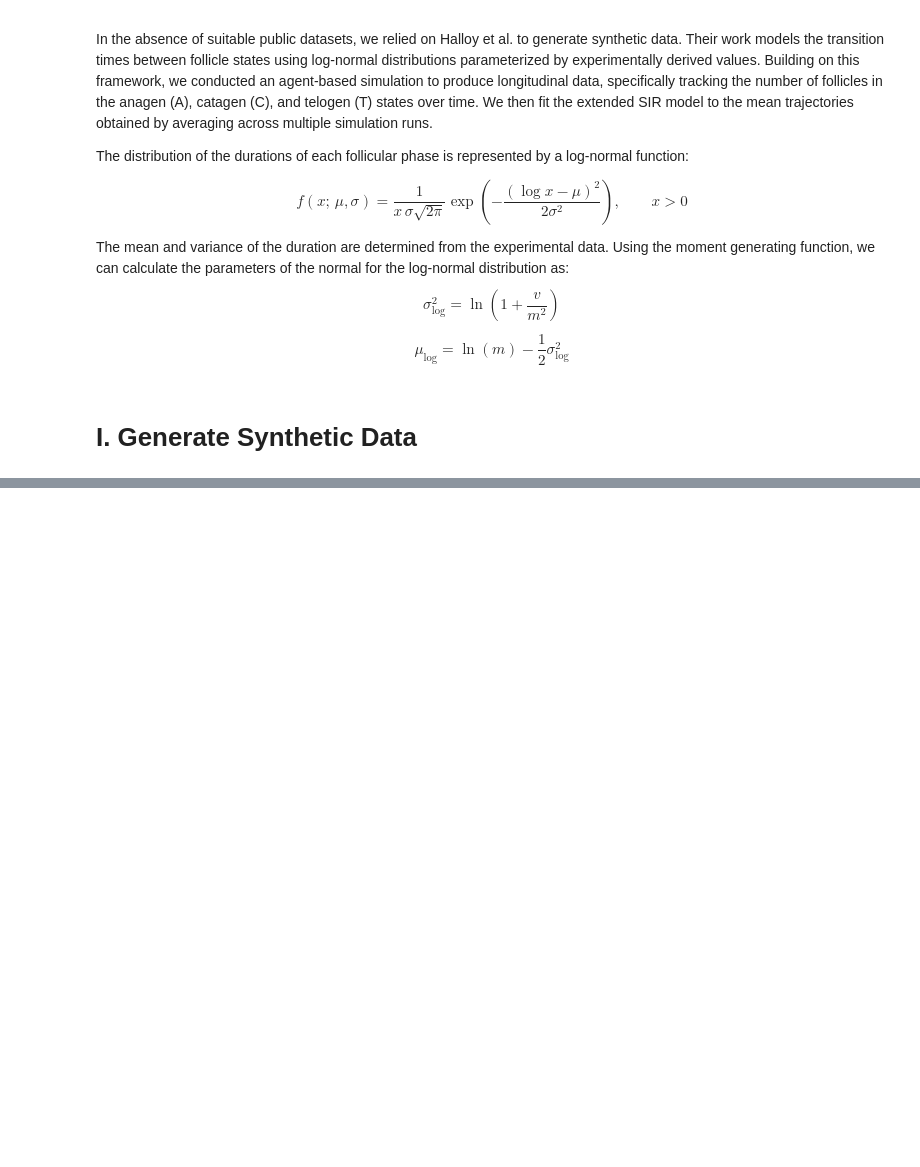
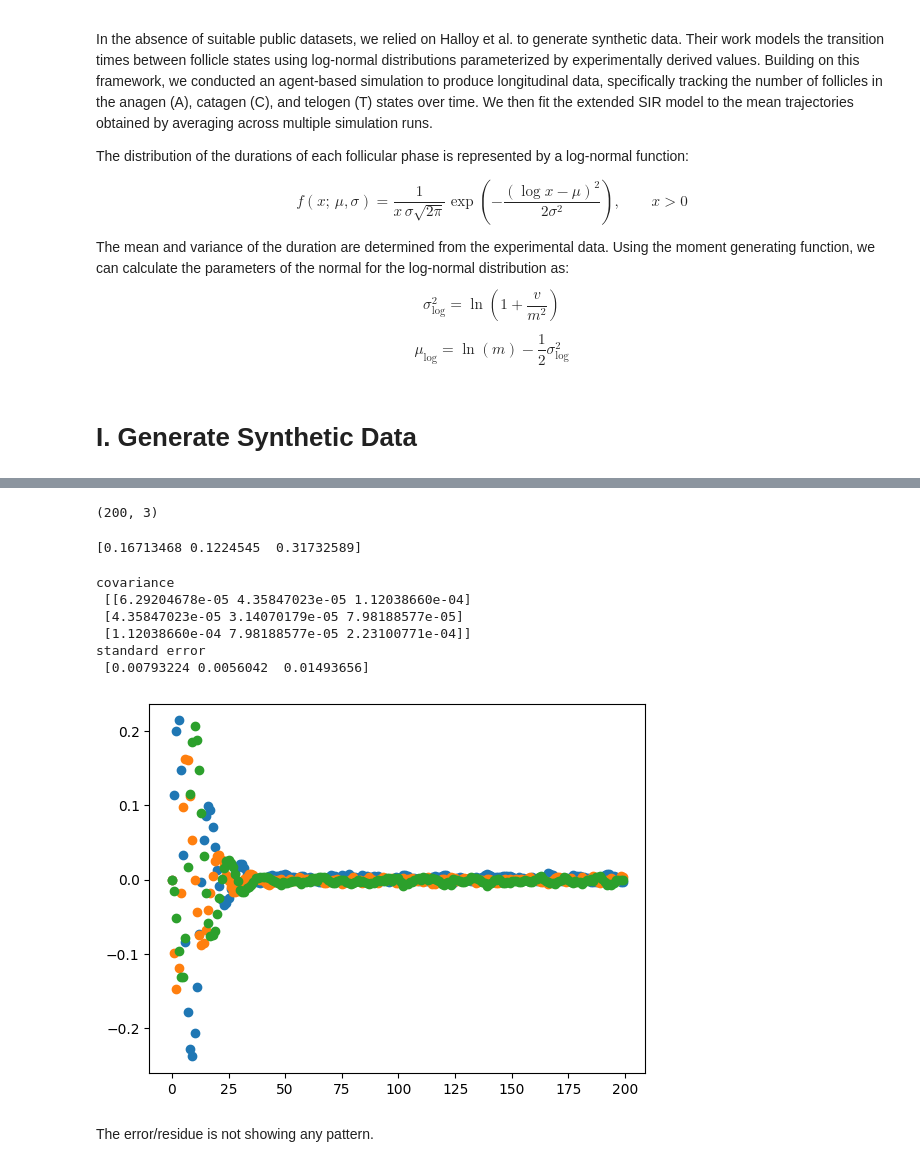
Before and after one commit to yasfaw/MM-project-II, a Jupyter notebook: hair_cycle_modeling.ipynb, the cells around one changed output, grey strips where cells are left out. Cells and saved outputs as stored; diff of their text form; code cells hidden in the pictures; blank space fills up the shorter version.

```diff
--- a/hair_cycle_modeling.ipynb
+++ b/hair_cycle_modeling.ipynb
@@ -312,0 +394,76 @@ for i in range(n_simulation):
+# %%
+def residuals(theta, t_eval, data, x0):
+    pred = simulate(theta, t_eval, x0)
+    return (data - pred).ravel()
+# %%
+A = np.array(A)
+A.shape
+A_avg = np.mean(A,axis=0)
+A_avg.shape
+
+C = np.array(C)
+C_avg = np.mean(C,axis=0)
+
+T = np.array(T)
+T_avg = np.mean(T,axis=0)
+
+# normalize
+a =  A_avg/N
+c=  C_avg/N
+r = T_avg/N
+
+# time steps
+t_data = np.arange(T_end)
+norm_data = np.array([a, c, r]). T
+norm_data.shape
+# %% [output]
+(200, 3)
+# %%
+#nonlinear regression
+from scipy.optimize import least_squares
+
+theta0 = [0.1, 0.1, 0.1]   # initial guess
+x0 =[1,0,0]
+result = least_squares(
+    residuals,
+    theta0,
+    args=(t_data, norm_data, x0),
+    method='trf'   # or 'lm'
+)
+
+alpha_hat, beta_hat, gamma_hat = result.x
+print(result.x)
+# %% [output]
+[0.16713468 0.1224545  0.31732589]
+# %%
+#Uncertainty
+
+r = result.fun
+J = result.jac
+
+n = len(r)
+p = len(result.x)
+
+sigma2 = (r @ r) / (n - p) # noise estimate
+cov = sigma2 * np.linalg.inv(J.T @ J) # parameter uncertainty
+
+se = np.sqrt(np.diag(cov))
+print(f'covariance \n {cov}')
+print(f'standard error  \n {se}')
+# %% [output]
+covariance
+ [[6.29204678e-05 4.35847023e-05 1.12038660e-04]
+ [4.35847023e-05 3.14070179e-05 7.98188577e-05]
+ [1.12038660e-04 7.98188577e-05 2.23100771e-04]]
+standard error
+ [0.00793224 0.0056042  0.01493656]
+# %%
+# residue scatter plot
+import matplotlib.pyplot as plt
+res = r.reshape((T_end,3))
+for i in range(3):
+    plt.scatter(t_data,res[:,i])
+# %% [output]
+[figure, added]
+# %% [markdown]
+The error/residue is not showing any pattern.
```
Also changed, not shown: parts of 11 cells of this notebook.
